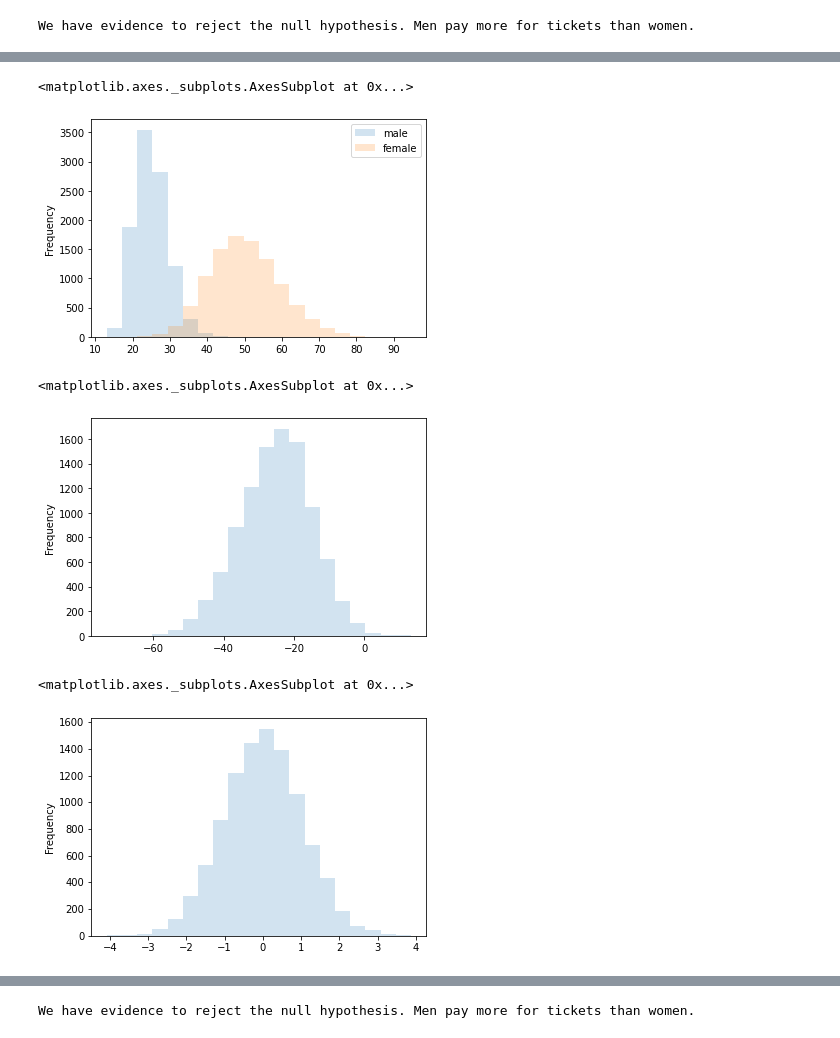
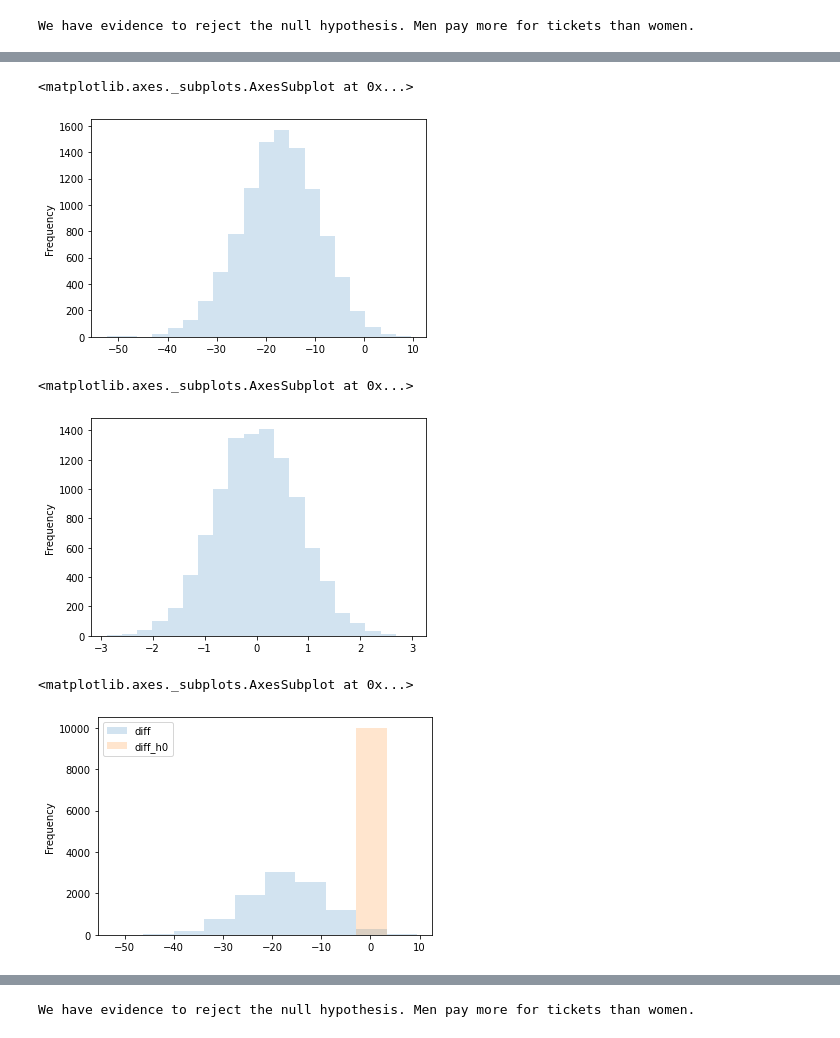
Before and after one commit to thiagofuruchima/ds101, a Jupyter notebook: inferential_statistics_traditional_x_bootstraping.ipynb, the cells around one changed output, grey strips where cells are left out. Drawn from its saved outputs; the diff is of its cells as text; code cells hidden in the pictures.

Commit message:
Added diff x h0 plot

```diff
--- a/inferential_statistics_traditional_x_bootstraping.ipynb
+++ b/inferential_statistics_traditional_x_bootstraping.ipynb
@@ -295,5 +293,6 @@ print(bootstrap_means_df['female'].mean())
 # %%
-bootstrap_means_df[['male', 'female']].plot(kind='hist', bins=20, alpha=.2)
+# Plot the diff distribution
+bootstrap_means_df['diff'].plot(kind='hist', bins=20, alpha=.2)
 # %% [output]
 <matplotlib.axes._subplots.AxesSubplot at 0x...>
-[figure, old version]
+[figure, new version]
@@ -300,5 +306,6 @@ bootstrap_means_df[['male', 'female']].plot(kind='hist', bins=20, alpha=.2)
 # %%
-bootstrap_means_df['diff'].plot(kind='hist', bins=20, alpha=.2)
+# Plot the null distribution
+bootstrap_means_df['diff_h0'].plot(kind='hist', bins=20, alpha=.2)
 # %% [output]
 <matplotlib.axes._subplots.AxesSubplot at 0x...>
-[figure, old version]
+[figure, new version]
@@ -312,7 +312,8 @@ bootstrap_means_df['diff_h0'] = diff_means_h0
 # %%
-bootstrap_means_df['diff_h0'].plot(kind='hist', bins=20, alpha=.2)
+# Plot both (diff and h0) bootstraps distributions of the means
+bootstrap_means_df[['diff', 'diff_h0']].plot(kind='hist', bins=20, alpha=.2)
 # %% [output]
 <matplotlib.axes._subplots.AxesSubplot at 0x...>
-[figure, old version]
+[figure, new version]
 # %%
 # Calculate p_value
```
Also changed, not shown: parts of 29 cells of this notebook.
